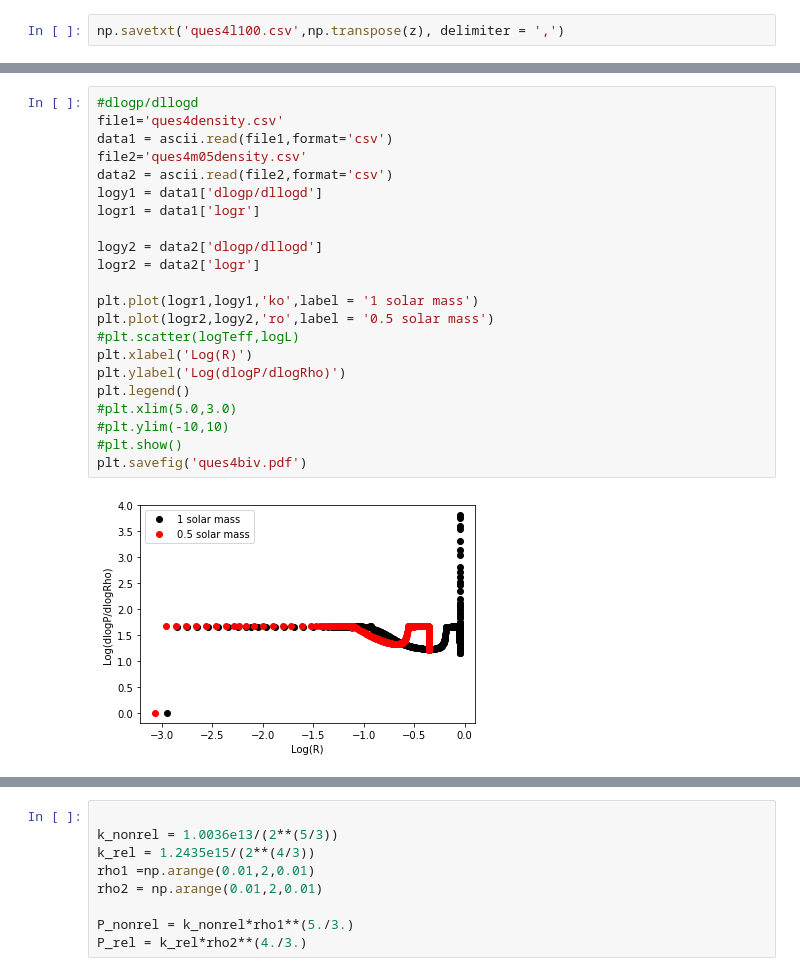
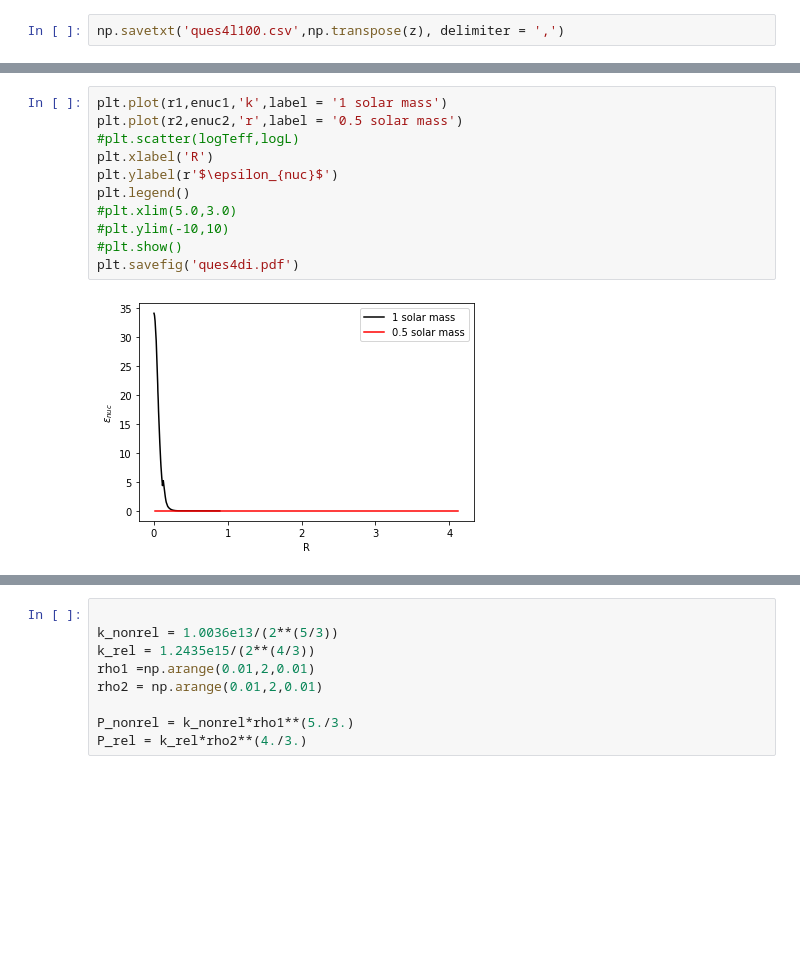
Before and after one commit to ibikadaeze/ast1501, a Jupyter notebook: ques4.ipynb, the cells around one changed output, grey strips where cells are left out. Saved outputs shown, nothing was run; the diff lists cells and outputs as text; blank space fills up the shorter version.

```diff
--- a/ques4.ipynb
+++ b/ques4.ipynb
@@ -135,24 +251,13 @@ plt.savefig('ques4biii.pdf')
 # %%
-#dlogp/dllogd
-file1='ques4density.csv'
-data1 = ascii.read(file1,format='csv')
-file2='ques4m05density.csv'
-data2 = ascii.read(file2,format='csv')
-logy1 = data1['dlogp/dllogd']
-logr1 = data1['logr']
-
-logy2 = data2['dlogp/dllogd']
-logr2 = data2['logr']
-
-plt.plot(logr1,logy1,'ko',label = '1 solar mass')
-plt.plot(logr2,logy2,'ro',label = '0.5 solar mass')
+plt.plot(r1,enuc1,'k',label = '1 solar mass')
+plt.plot(r2,enuc2,'r',label = '0.5 solar mass')
 #plt.scatter(logTeff,logL)
-plt.xlabel('Log(R)')
-plt.ylabel('Log(dlogP/dlogRho)')
+plt.xlabel('R')
+plt.ylabel(r'$\epsilon_{nuc}$')
 plt.legend()
 #plt.xlim(5.0,3.0)
 #plt.ylim(-10,10)
 #plt.show()
-plt.savefig('ques4biv.pdf')
+plt.savefig('ques4di.pdf')
 # %% [output]
-[figure, old version]
+[figure, new version]
```
Also changed, not shown: parts of 15 cells of this notebook.
